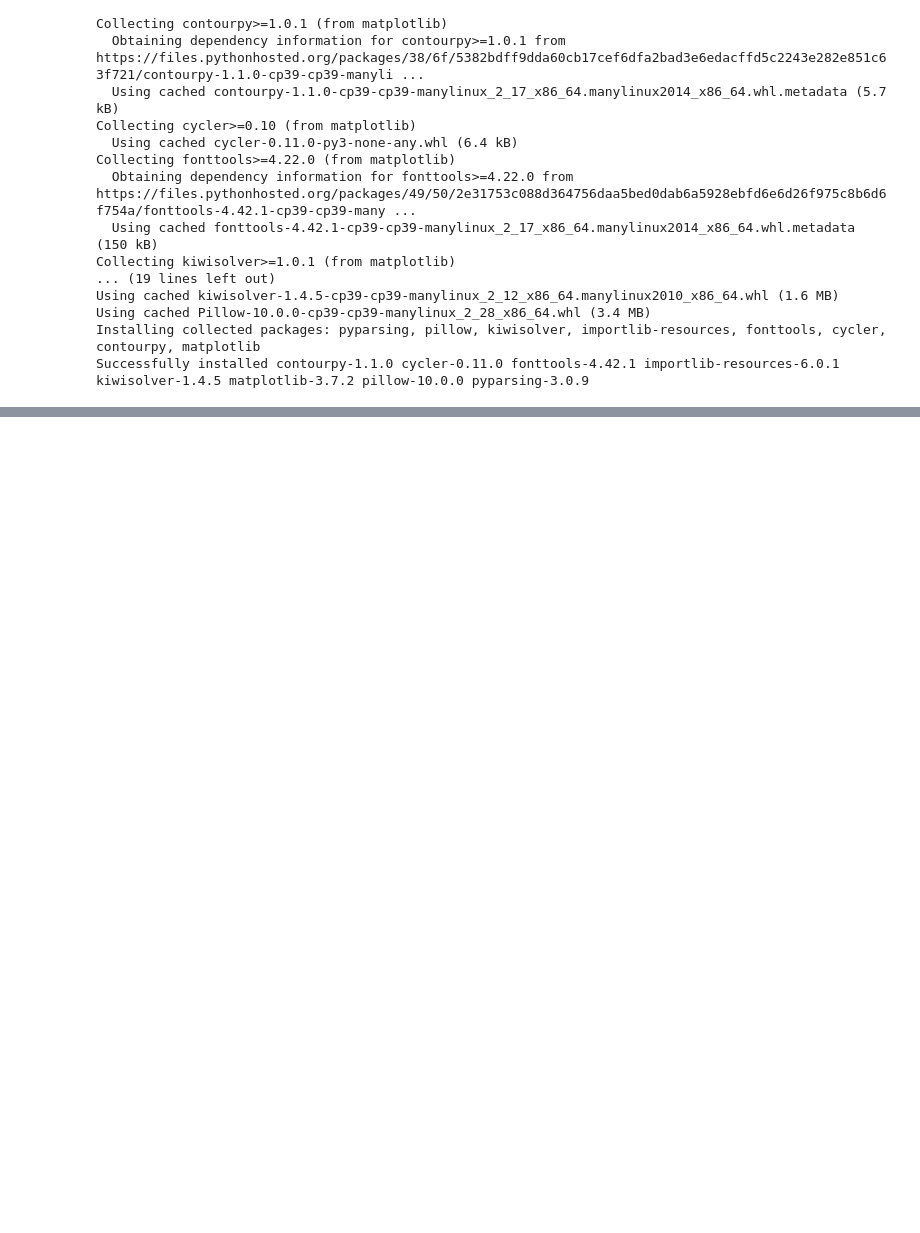
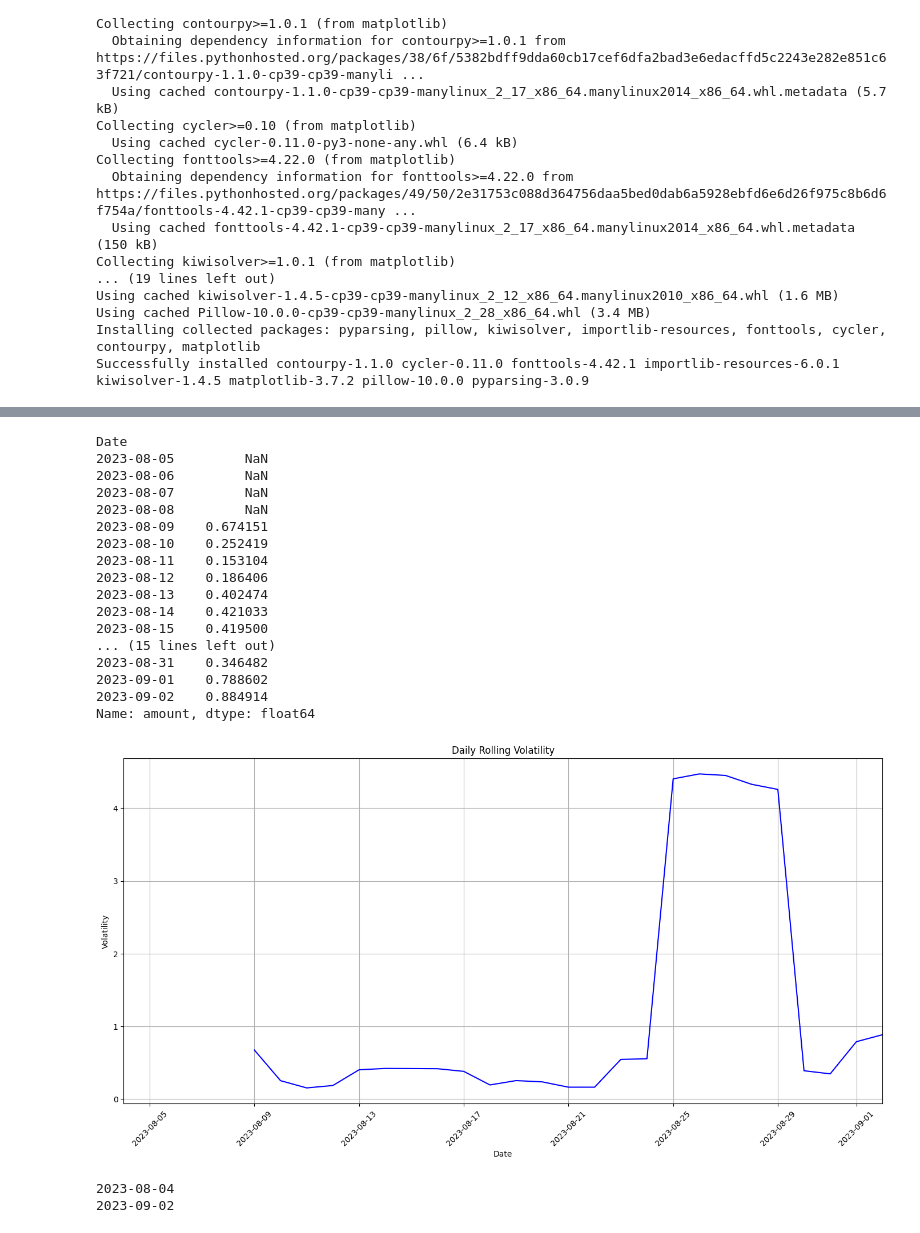
Before and after one commit to pwdel/gpu-jupyter-tensorflow, a Jupyter notebook: volumebindmount/API_TEST.ipynb, the cells around one changed output, grey strips where cells are left out. Saved outputs shown, nothing was run; the diff lists cells and outputs as text; code cells hidden in the pictures; blank space fills up the shorter version.

```diff
--- a/volumebindmount/API_TEST.ipynb
+++ b/volumebindmount/API_TEST.ipynb
@@ -151,0 +218,53 @@ Successfully installed contourpy-1.1.0 cycler-0.11.0 fonttools-4.42.1 importlib-
+# %%
+# Convert timestamp to date
+df['Date'] = pd.to_datetime(df['created_time'], unit='ms').dt.date
+
+# Group by date and sum amounts
+daily_amounts = df.groupby('Date')['amount'].sum()
+
+# Compute daily returns
+daily_returns = daily_amounts.pct_change().dropna()
+
+# Compute rolling standard deviation (volatility) - using a window of 30 days as an example
+# Determine an appropriate window size
+window_size = 5
+volatility = daily_returns.rolling(window=window_size).std()
+
+print(volatility)
+
+# Plotting
+plt.figure(figsize=(14, 7))
+volatility.plot(color='blue')
+plt.title('Daily Rolling Volatility')
+plt.ylabel('Volatility')
+plt.xlabel('Date')
+plt.xlim(df['Date'].min(), df['Date'].max())  # This sets the x-axis limit to the range of our dataset
+plt.grid(True)
+plt.tight_layout()
+plt.xticks(rotation=45)
+plt.show()
+# %% [output]
+Date
+2023-08-05         NaN
+2023-08-06         NaN
+2023-08-07         NaN
+2023-08-08         NaN
+2023-08-09    0.674151
+2023-08-10    0.252419
+2023-08-11    0.153104
+2023-08-12    0.186406
+2023-08-13    0.402474
+2023-08-14    0.421033
+2023-08-15    0.419500
+... (15 lines left out)
+2023-08-31    0.346482
+2023-09-01    0.788602
+2023-09-02    0.884914
+Name: amount, dtype: float64
+[figure, added]
+# %%
+print(df['Date'].min())
+print(df['Date'].max())
+# %% [output]
+2023-08-04
+2023-09-02
```
Also changed, not shown: parts of 28 cells of this notebook, 5 other files.
